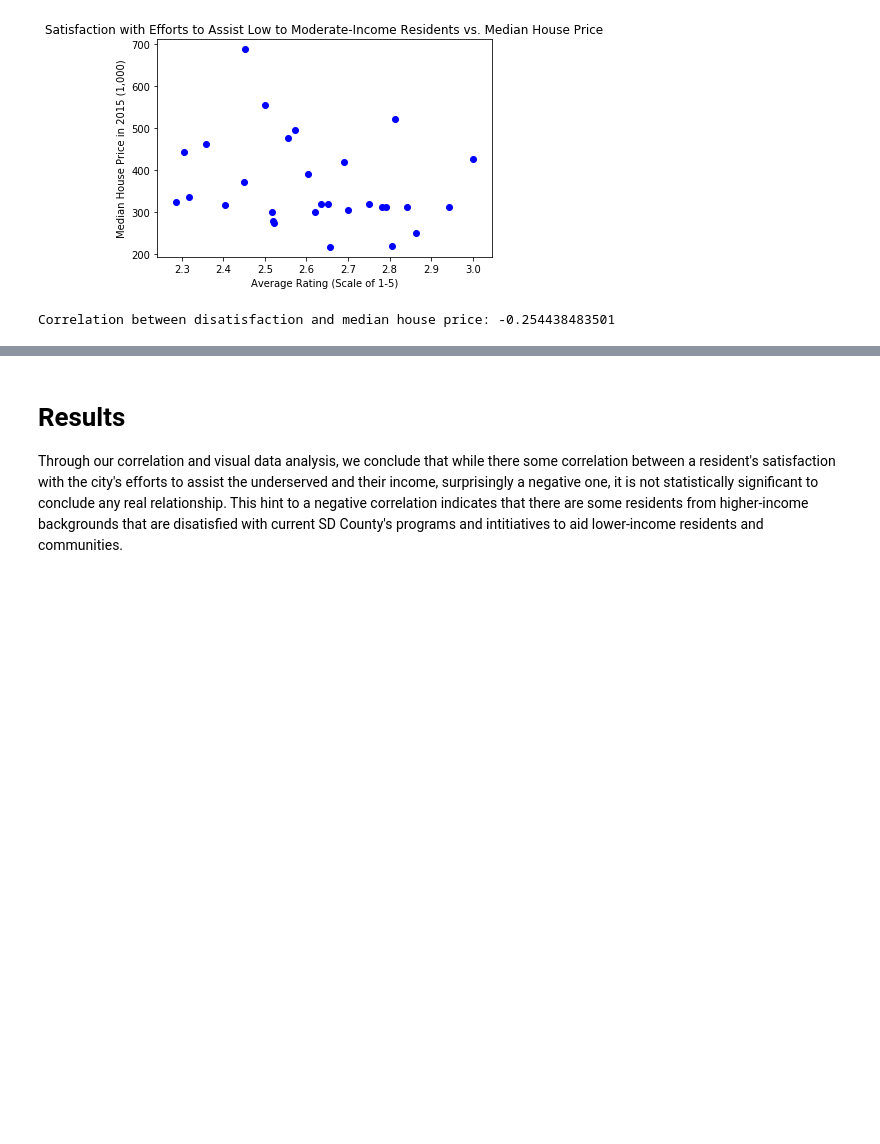
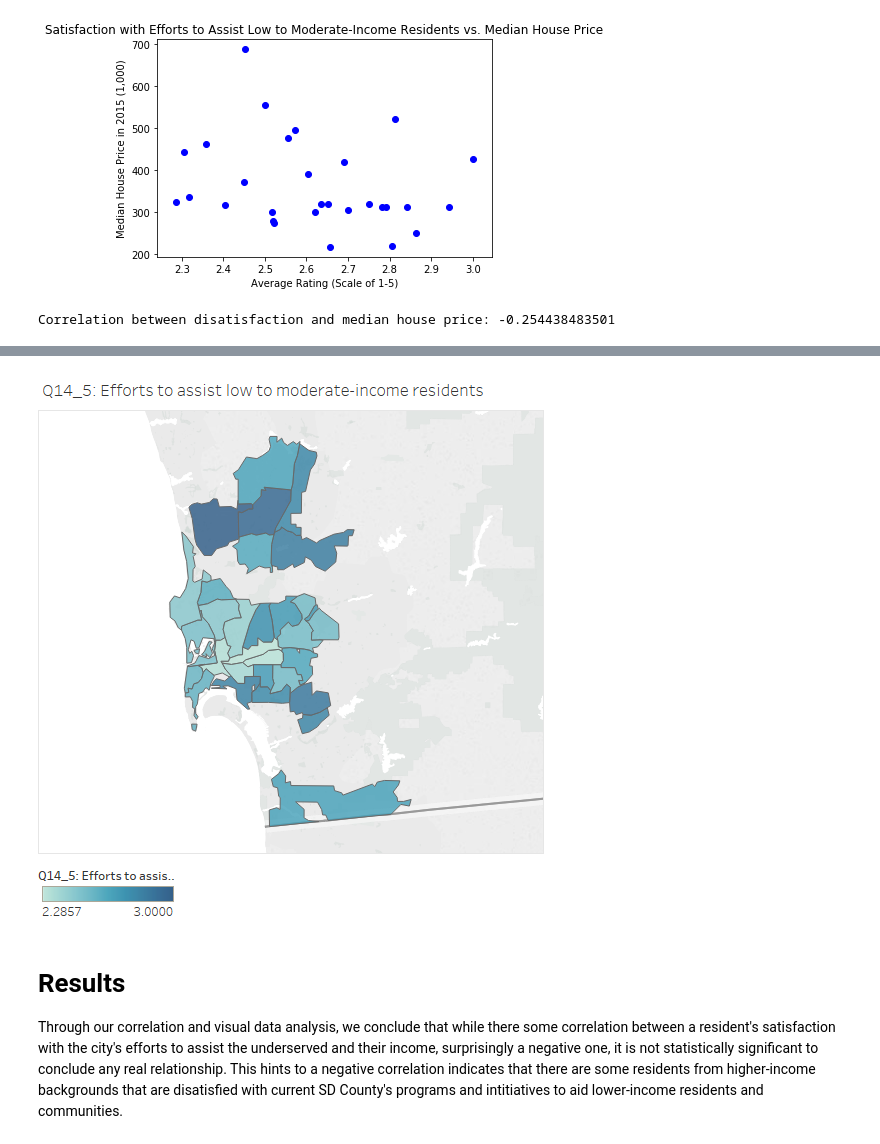
Before and after one commit to maggietsui/Final_Project_COGS108, a Jupyter notebook: Jean.ipynb, the cells around one changed output, grey strips where cells are left out. Cells and saved outputs as stored; diff of their text form; code cells hidden in the pictures; blank space fills up the shorter version.

```diff
--- a/Jean.ipynb
+++ b/Jean.ipynb
@@ -342,3 +341,7 @@ Correlation between disatisfaction and median house price: -0.254438483501
+# %%
+Image("geomaps/Q14_5.png")
+# %% [output]
+[figure, added]
 # %% [markdown]
 # Results
-Through our correlation and visual data analysis, we conclude that while there some correlation between a resident's satisfaction with the city's efforts to assist the underserved and their income, surprisingly a negative one, it is not statistically significant to conclude any real relationship. This hint to a negative correlation indicates that there are some residents from higher-income backgrounds that are disatisfied with current SD County's programs and intitiatives to aid lower-income residents and communities.
+Through our correlation and visual data analysis, we conclude that while there some correlation between a resident's satisfaction with the city's efforts to assist the underserved and their income, surprisingly a negative one, it is not statistically significant to conclude any real relationship. This hints to a negative correlation indicates that there are some residents from higher-income backgrounds that are disatisfied with current SD County's programs and intitiatives to aid lower-income residents and communities.
```
Also changed, not shown: parts of 13 cells of this notebook.
